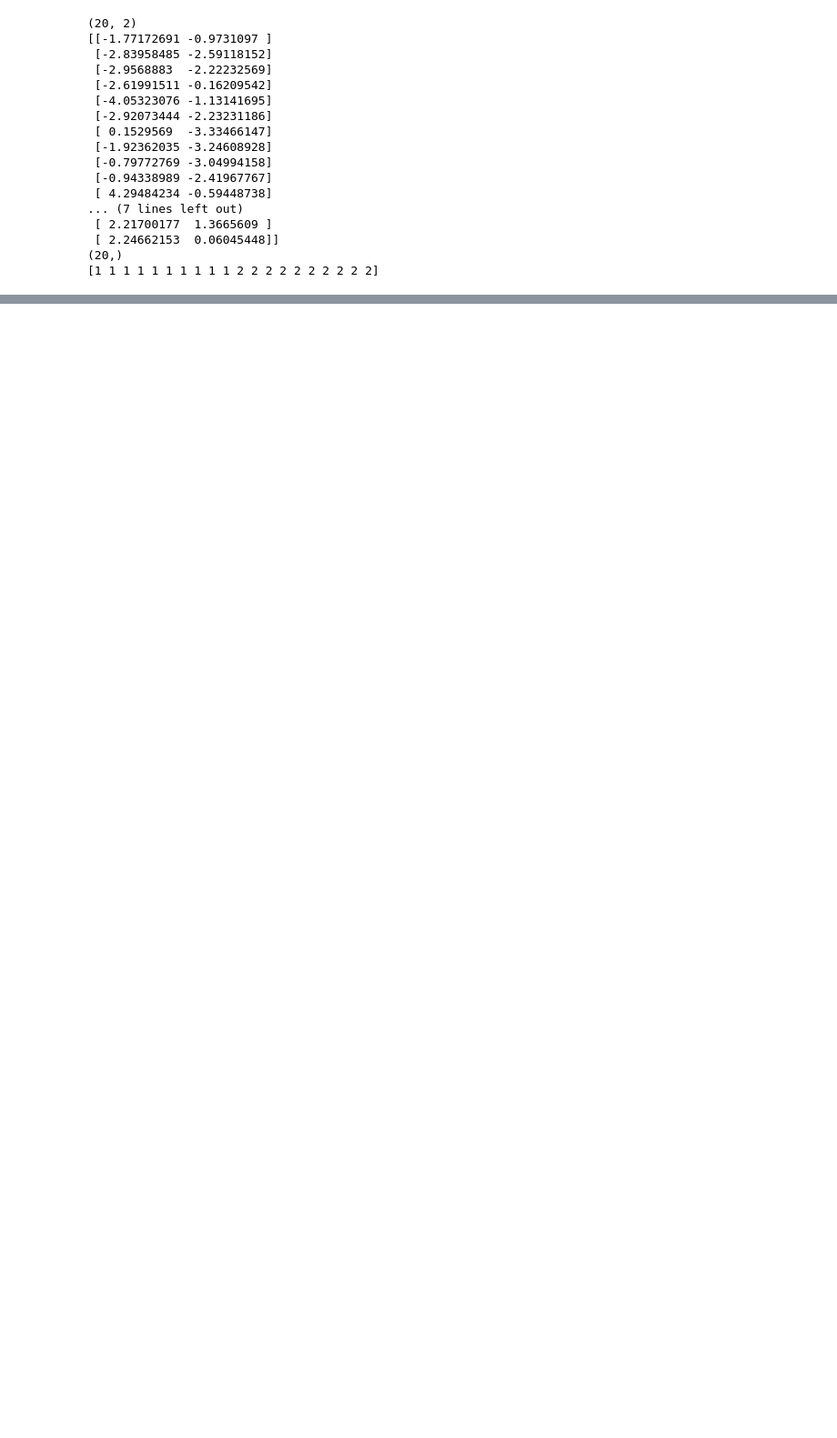
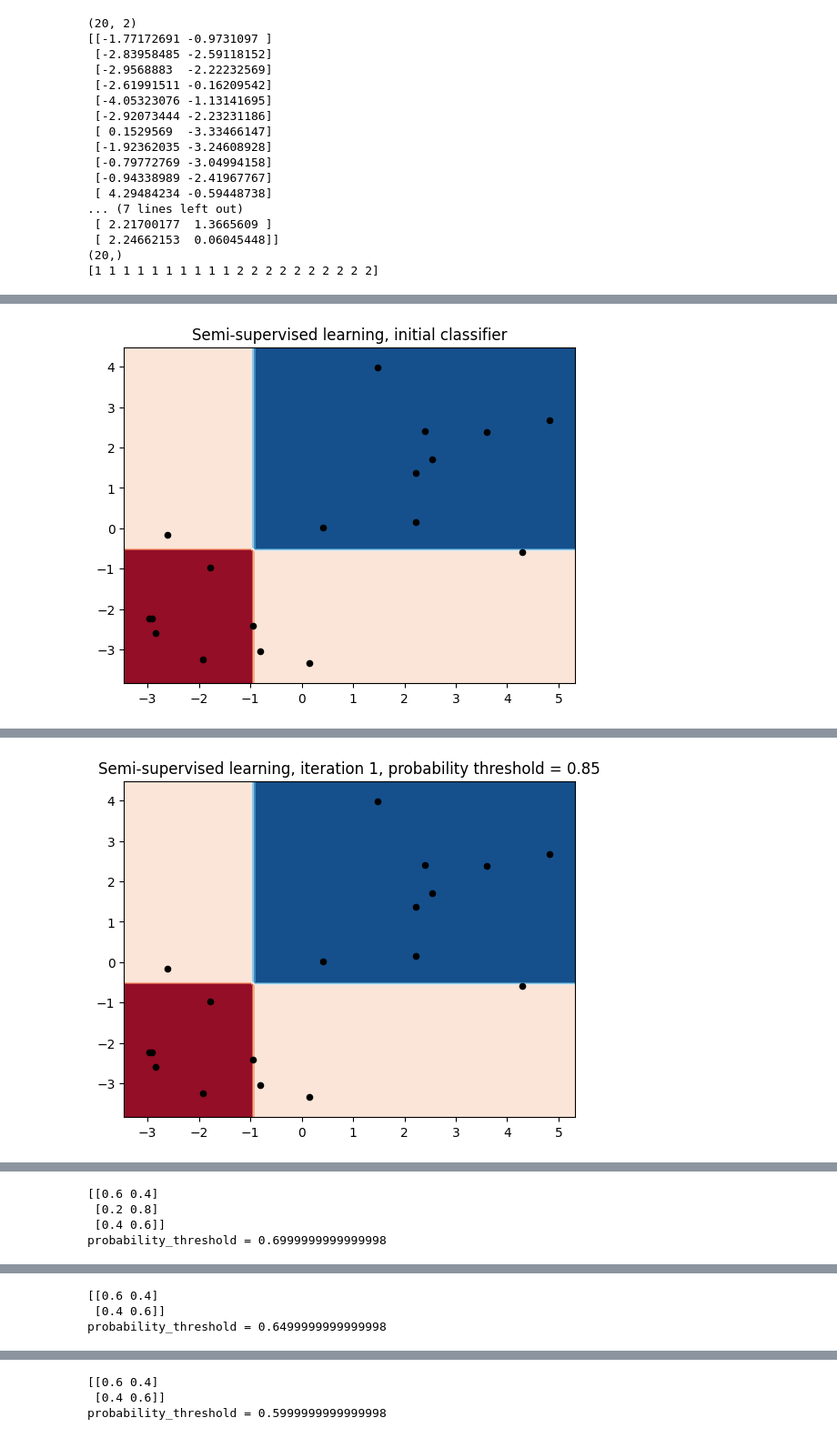
Before and after one commit to krisrjensen/csc730, a Jupyter notebook: assignment 4/Assignment_4.ipynb, the cells around one changed output, grey strips where cells are left out. Shown at 91% size. Drawn from its saved outputs; the diff is of its cells as text; code cells hidden in the pictures; blank space fills up the shorter version.

```diff
--- a/assignment 4/Assignment_4.ipynb
+++ b/assignment 4/Assignment_4.ipynb
@@ -72,0 +223,67 @@ print(X_U.shape)
+# %%
+# Part III - Find classifier using semi-supervised wrapper method (i.e. X_L,y_L, and X_U)
+start_probability_threshold = 0.9
+end_probability_threshold = 0.51
+probability_threshold_step = 0.05
+probability_threshold = start_probability_threshold
+y_pseudoL = np.copy(y_L )
+X_pseudoL = np.copy(X_L)
+U_pseudoL = np.copy(X_U)
+U_to_delete = []
+
+def make_plot(XpL, ypL, X, classifier, ax, cm, title):
+    #plot the labeled points
+    _ = DecisionBoundaryDisplay.from_estimator(classifier, X, cmap=cm, ax=ax, eps=0.5)
+    #pred_PL = classifier.predict(X)
+    #pred_PL_probs = classifier.predict_proba(X)
+    #print(f'{pred_PL=}')
+    #print(f'{pred_PL_probs=}')
+    ax.scatter(X[:,0], X[:, 1], c='k', s=20, edgecolors='k')
+    ax.set_title(title)
+
+classifier_PL = RandomForestClassifier( max_depth=5, n_estimators=10, max_features=2, random_state=42 )
+classifier_PL.fit(X_pseudoL, y_pseudoL)
+fig, ax = plt.subplots(1,1)
+ax = plt.subplot()
+
+make_plot(X_pseudoL, y_pseudoL, U_pseudoL, classifier_PL, ax, cm, 'Semi-supervised learning, initial classifier')
+plt.show()
+
+#loop until no more points are added to the psuedo labeled set
+j = 0
+opportunity_to_label_more_points = True
+while len(X_U) >= len(X_pseudoL) and opportunity_to_label_more_points == True:
+
+    prob = classifier_PL.predict_proba(U_pseudoL)
+    print(prob)
+    if np.amax(prob) > probability_threshold:
+        for i in range(len(prob)):
+            if prob[i][np.argmax(prob[i])] >= probability_threshold:
+                y_pseudoL = np.concatenate((y_pseudoL, [np.argmax(prob[i])+1]))
+                X_pseudoL = np.concatenate((X_pseudoL, [U_pseudoL[i]]))
+                U_to_delete = np.concatenate((U_to_delete, np.array([i]) ) )
+        classifier_PL.fit(X_pseudoL, y_pseudoL)
+        U_pseudoL = np.delete(U_pseudoL, U_to_delete.astype(int), axis=0)
+        U_to_delete = []
+
+
+    probability_threshold = np.max([probability_threshold - probability_threshold_step, end_probability_threshold])
+    print(f'probability_threshold = {probability_threshold}')
+
+    if(probability_threshold <= end_probability_threshold):
+        opportunity_to_label_more_points = False
+        print('No more points to label')
+
+
+    fig, axs = plt.subplots(1,1)
+    ax = plt.subplot()
+    cm = plt.cm.RdBu
+    make_plot(X_pseudoL, y_pseudoL, X_U, classifier_PL, ax, cm, f'Semi-supervised learning, iteration {j+1}, probability threshold = {probability_threshold:.2f}')
+    plt.show()
+
+    j += 1
+
+
+plt.show()
+# %% [output]
+[figure, added]
@@ -72,0 +309 @@ print(X_U.shape)
+[figure, added]
@@ -72,0 +344,4 @@ print(X_U.shape)
+[[0.6 0.4]
+ [0.2 0.8]
+ [0.4 0.6]]
+probability_threshold = 0.6999999999999998
@@ -72,0 +349,3 @@ print(X_U.shape)
+[[0.6 0.4]
+ [0.4 0.6]]
+probability_threshold = 0.6499999999999998
@@ -72,0 +353,3 @@ print(X_U.shape)
+[[0.6 0.4]
+ [0.4 0.6]]
+probability_threshold = 0.5999999999999998
```
Also changed, not shown: parts of 15 cells of this notebook, 37 other files.
